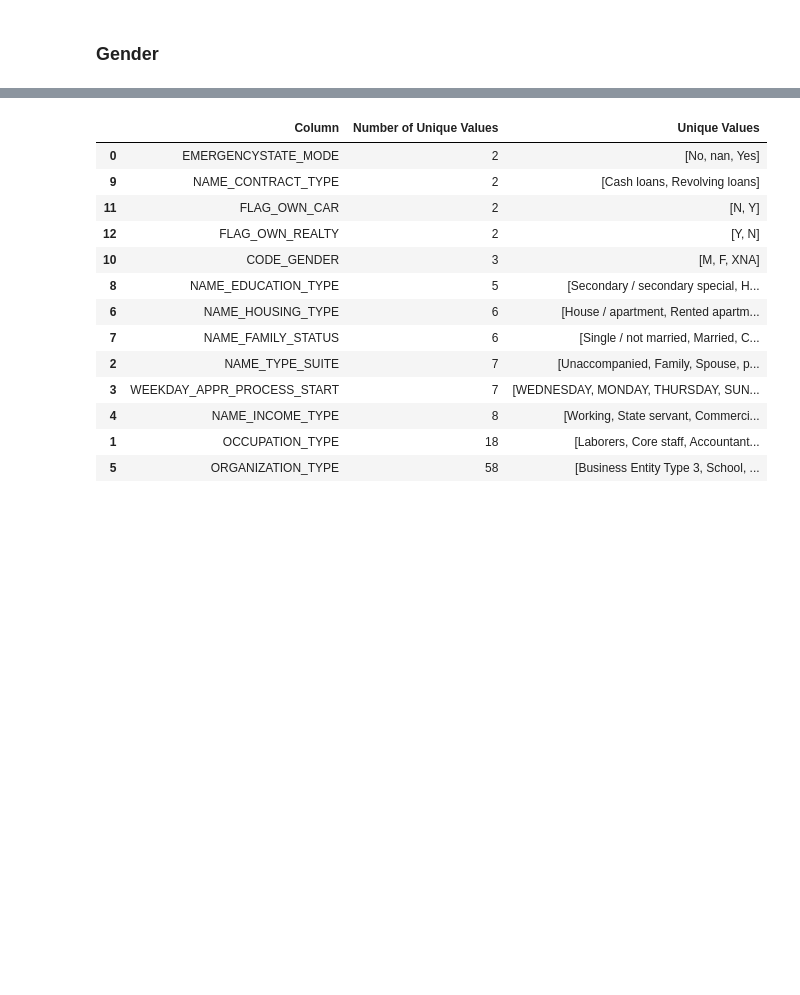
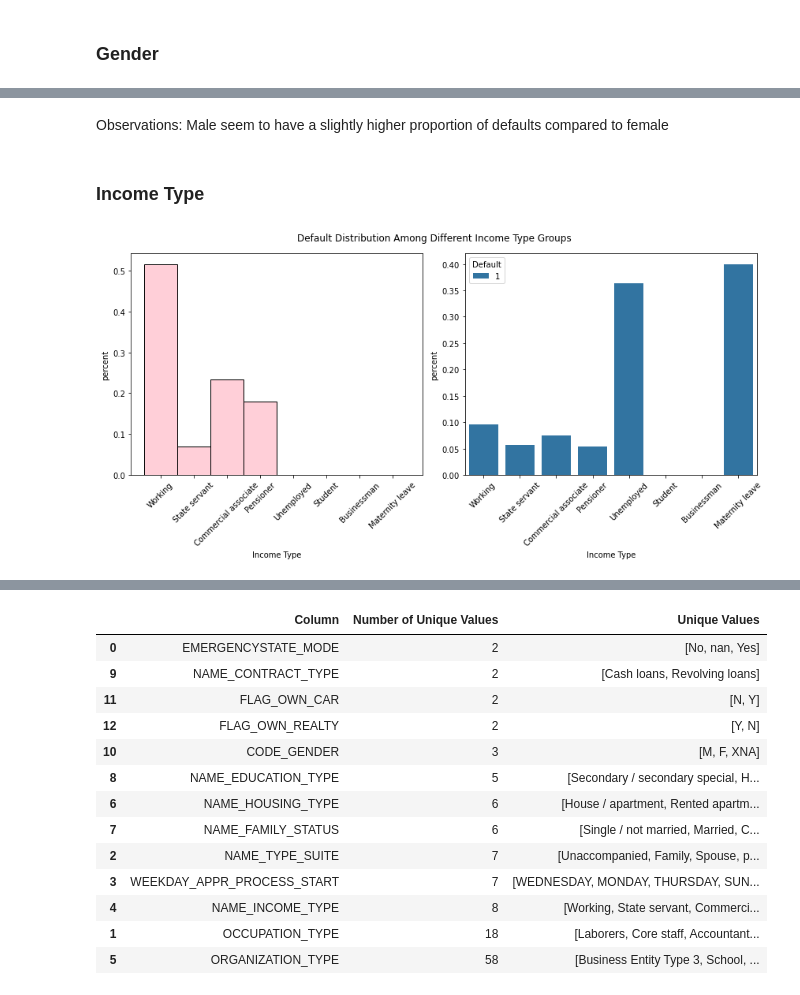
Before and after one commit to UCB-stat-159-s22/hw07-Group11, a Jupyter notebook: main.ipynb, the cells around one changed output, grey strips where cells are left out. Saved outputs shown, nothing was run; the diff lists cells and outputs as text; code cells hidden in the pictures; blank space fills up the shorter version.

```diff
--- a/main.ipynb
+++ b/main.ipynb
@@ -119,0 +160,8 @@ NameError: name 'linspace' is not defined
+# %% [markdown]
+Observations: Male seem to have a slightly higher proportion of defaults compared to female
+# %% [markdown]
+### Income Type
+# %%
+plot_default_in_category_group('NAME_INCOME_TYPE', df, 'Income Type')
+# %% [output]
+[figure, added]
```
Also changed, not shown: parts of 27 cells of this notebook, 6 other files.
